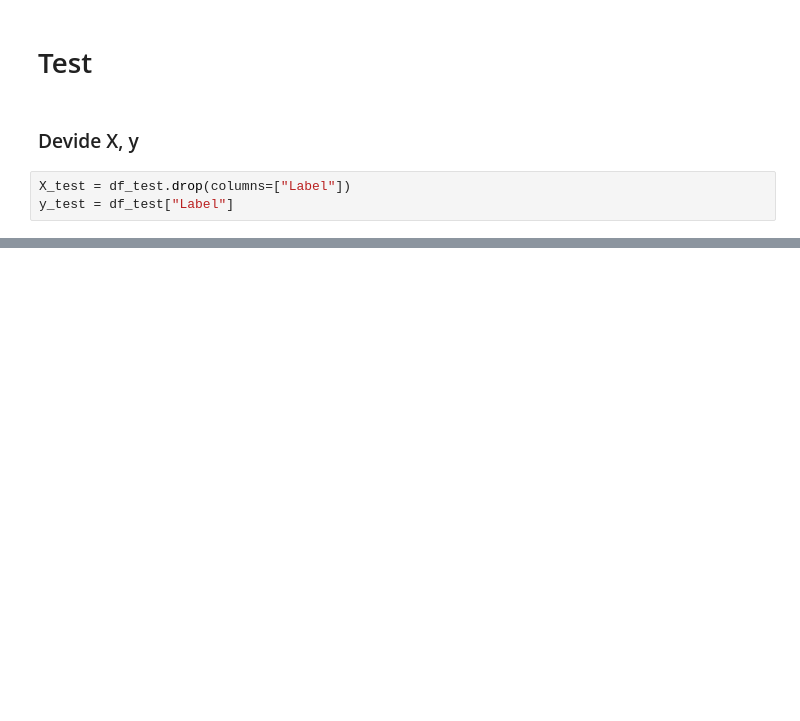
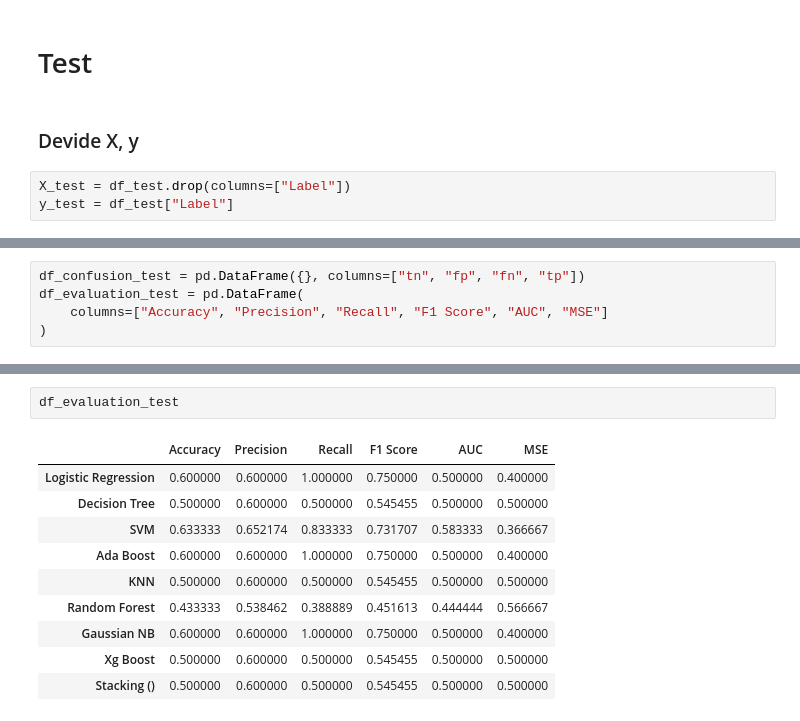
Before and after one commit to mr-robot77/Quera_G11-Project2, a Jupyter notebook: Problem 3/prediction.ipynb, the cells around one changed output, grey strips where cells are left out. Saved outputs shown, nothing was run; the diff lists cells and outputs as text; blank space fills up the shorter version.

Commit message:
add test data prediction

```diff
--- a/Problem 3/prediction.ipynb
+++ b/Problem 3/prediction.ipynb
@@ -1256,0 +1233,5 @@ array([1, 0, 0, 1, 0, 0, 1, 1, 1, 0, 0, 0, 0, 0, 1, 1, 0, 1, 0, 1, 1, 0,
+# %%
+df_confusion_test = pd.DataFrame({}, columns=["tn", "fp", "fn", "tp"])
+df_evaluation_test = pd.DataFrame(
+    columns=["Accuracy", "Precision", "Recall", "F1 Score", "AUC", "MSE"]
+)
@@ -1256,0 +1448,13 @@ array([1, 0, 0, 1, 0, 0, 1, 1, 1, 0, 0, 0, 0, 0, 1, 1, 0, 1, 0, 1, 1, 0,
+# %%
+df_evaluation_test
+# %% [output]
+|  | Accuracy | Precision | Recall | F1 Score | AUC | MSE |
+| Logistic Regression | 0.600000 | 0.600000 | 1.000000 | 0.750000 | 0.500000 | 0.400000 |
+| Decision Tree | 0.500000 | 0.600000 | 0.500000 | 0.545455 | 0.500000 | 0.500000 |
+| SVM | 0.633333 | 0.652174 | 0.833333 | 0.731707 | 0.583333 | 0.366667 |
+| Ada Boost | 0.600000 | 0.600000 | 1.000000 | 0.750000 | 0.500000 | 0.400000 |
+| KNN | 0.500000 | 0.600000 | 0.500000 | 0.545455 | 0.500000 | 0.500000 |
+| Random Forest | 0.433333 | 0.538462 | 0.388889 | 0.451613 | 0.444444 | 0.566667 |
+| Gaussian NB | 0.600000 | 0.600000 | 1.000000 | 0.750000 | 0.500000 | 0.400000 |
+| Xg Boost | 0.500000 | 0.600000 | 0.500000 | 0.545455 | 0.500000 | 0.500000 |
+| Stacking () | 0.500000 | 0.600000 | 0.500000 | 0.545455 | 0.500000 | 0.500000 |
```
Also changed, not shown: parts of 34 cells of this notebook.
